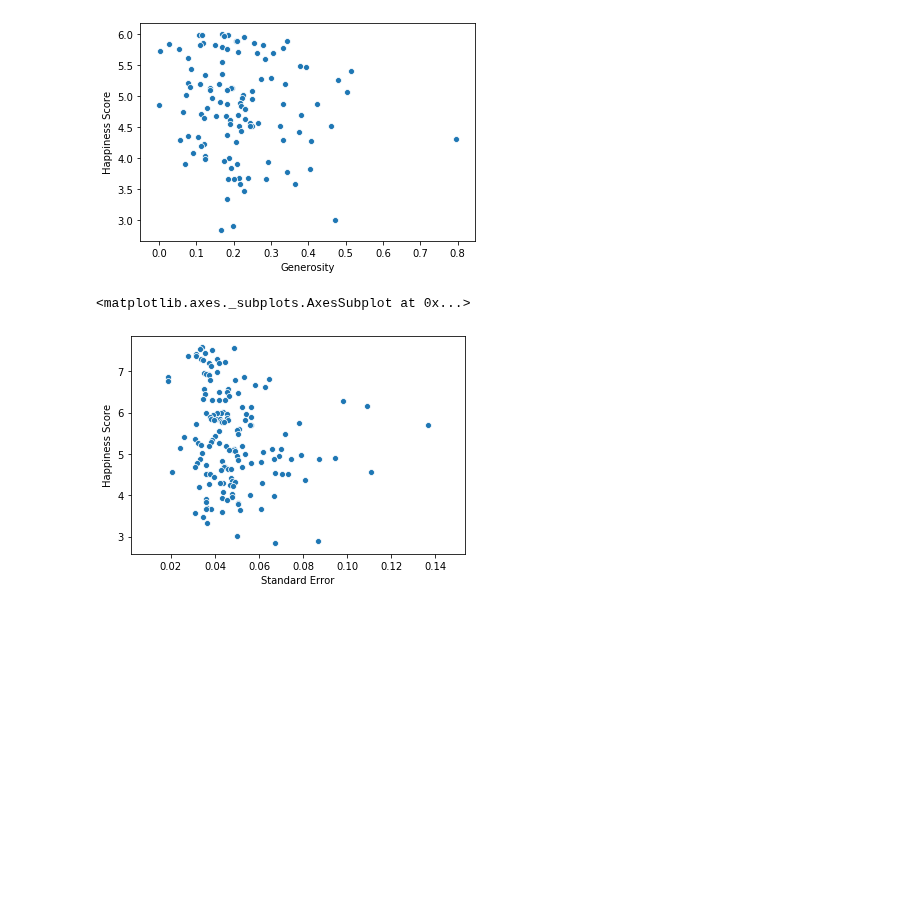
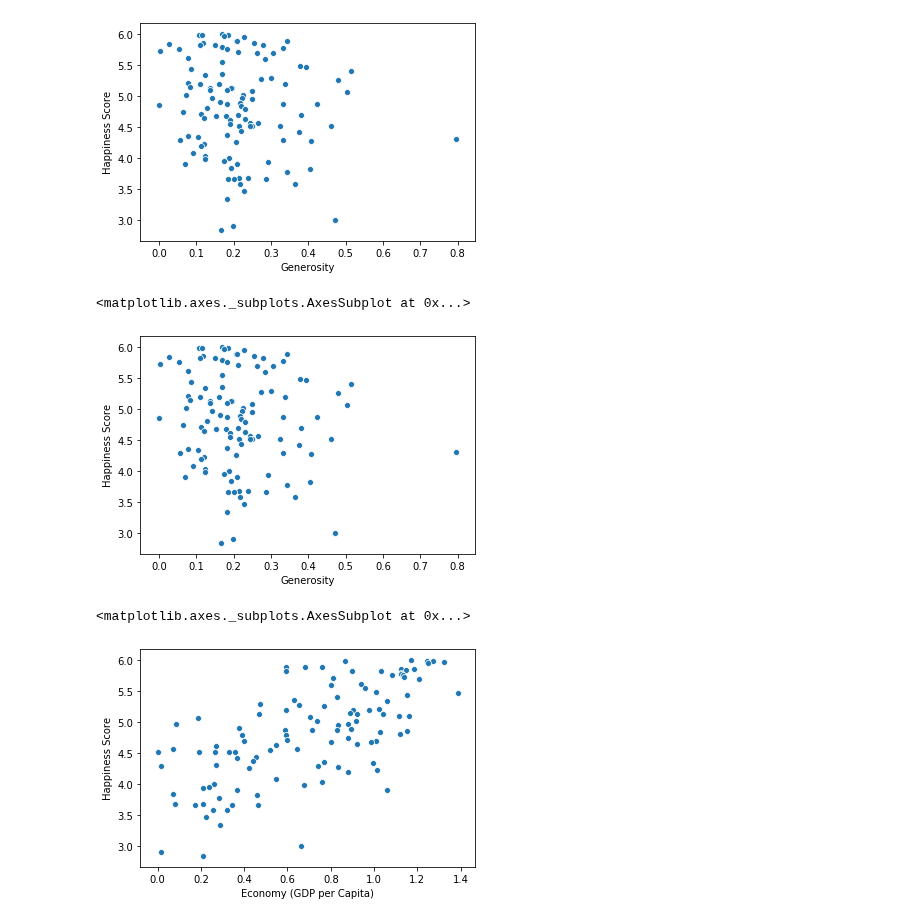
Before and after one commit to ipatel467/Happiness-Index, a Jupyter notebook: Index.ipynb, the cells around one changed output. Drawn from its saved outputs; the diff is of its cells as text; code cells hidden in the pictures; blank space fills up the shorter version.

```diff
--- a/Index.ipynb
+++ b/Index.ipynb
@@ -353,7 +307,12 @@ sns.scatterplot(data = less_hap, x = 'Generosity', y ='Happiness Score' )
 <matplotlib.axes._subplots.AxesSubplot at 0x...>
 [figure]
 # %%
-sns.scatterplot(data = df15, x = 'Standard Error', y ='Happiness Score' )
+sns.scatterplot(data = less_hap, x = 'Generosity', y ='Happiness Score' )
 # %% [output]
 <matplotlib.axes._subplots.AxesSubplot at 0x...>
-[figure, old version]
+[figure, new version]
+# %%
+sns.scatterplot(data = less_hap, x = 'Economy (GDP per Capita)', y ='Happiness Score' )
+# %% [output]
+<matplotlib.axes._subplots.AxesSubplot at 0x...>
+[figure, added]
```
Also changed, not shown: parts of 6 cells of this notebook, 1 other file.
